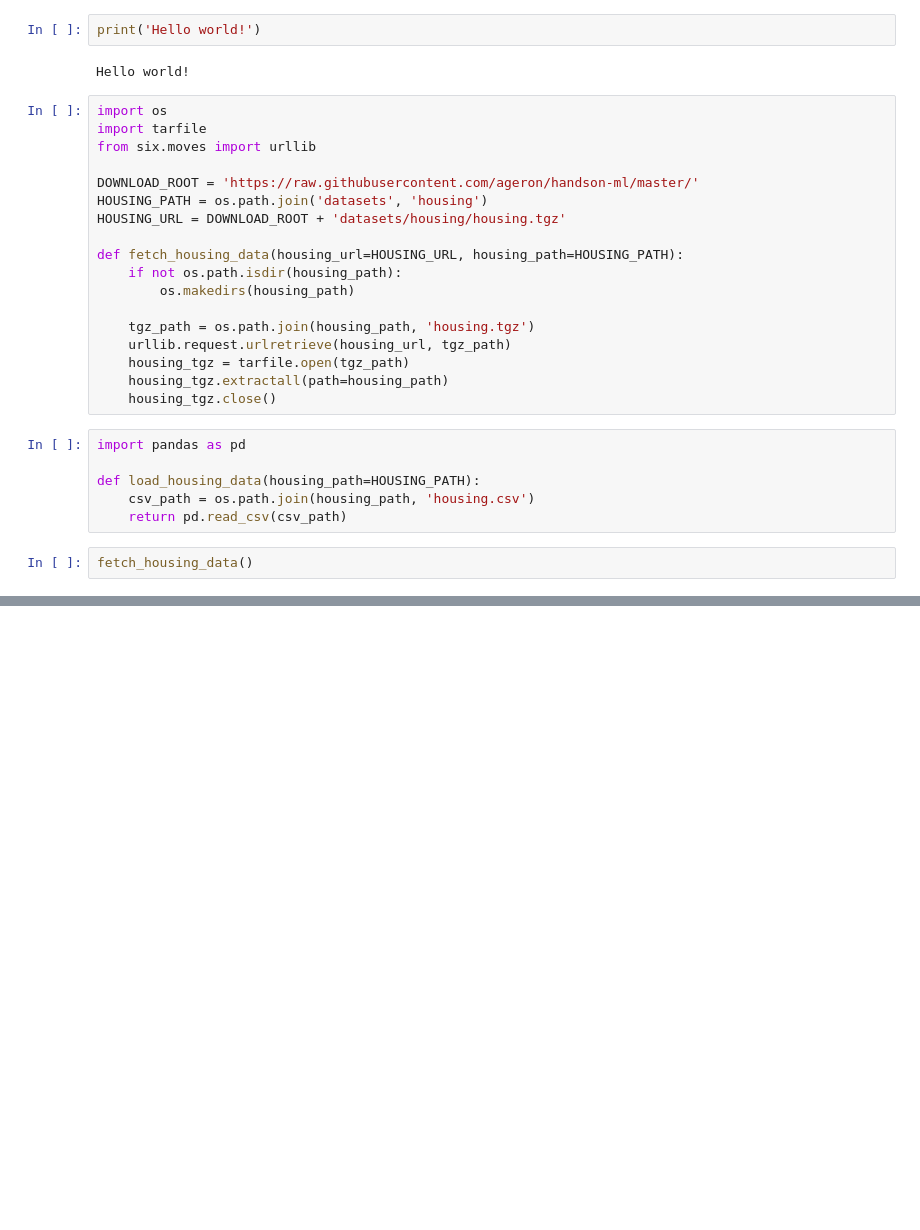
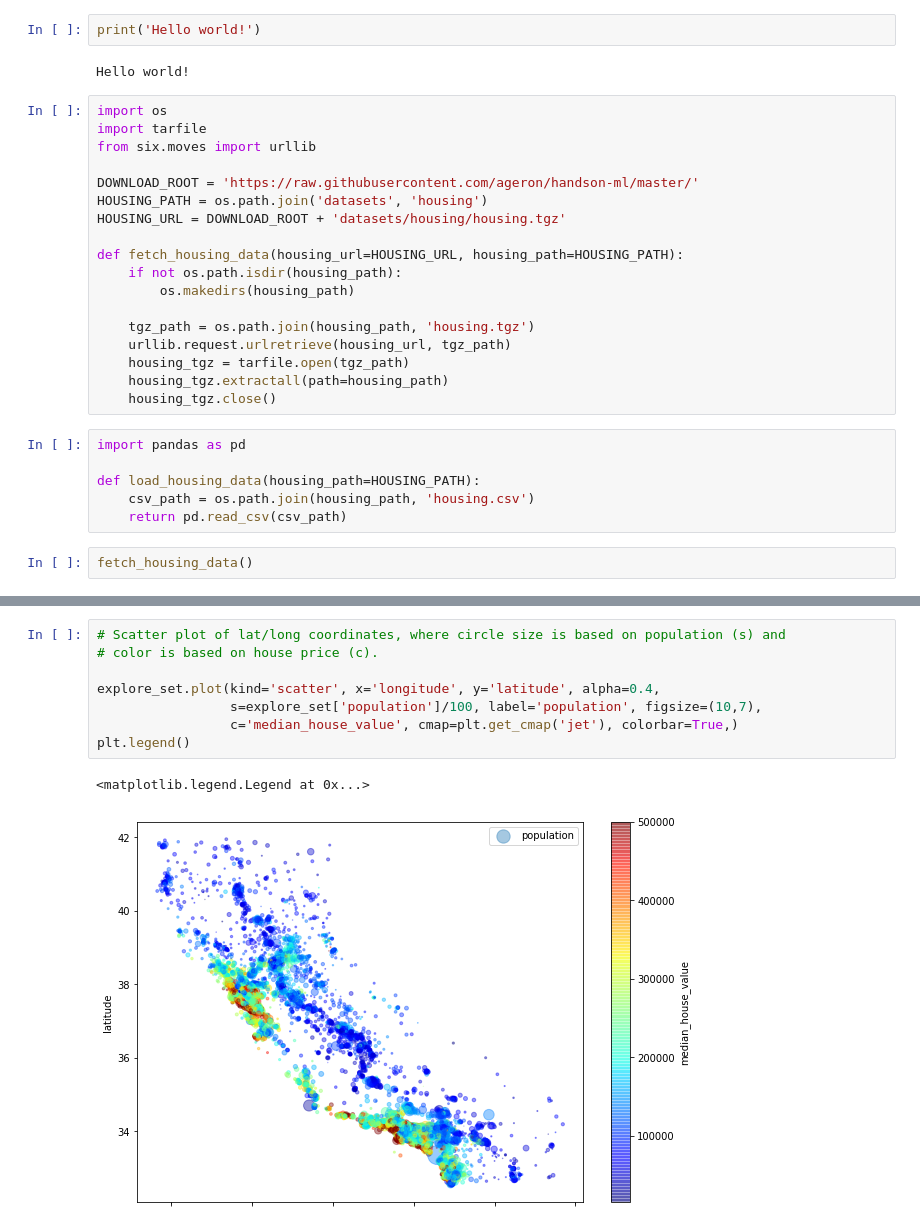
Before and after one commit to allenbkim/homl, a Jupyter notebook: Housing.ipynb, the cells around one changed output, grey strips where cells are left out. Cells and saved outputs as stored; diff of their text form; blank space fills up the shorter version.

```diff
--- a/Housing.ipynb
+++ b/Housing.ipynb
@@ -30,0 +138,11 @@ fetch_housing_data()
+# %%
+# Scatter plot of lat/long coordinates, where circle size is based on population (s) and
+# color is based on house price (c).
+
+explore_set.plot(kind='scatter', x='longitude', y='latitude', alpha=0.4,
+                 s=explore_set['population']/100, label='population', figsize=(10,7),
+                 c='median_house_value', cmap=plt.get_cmap('jet'), colorbar=True,)
+plt.legend()
+# %% [output]
+<matplotlib.legend.Legend at 0x...>
+[figure, added]
```
Also changed, not shown: parts of 29 cells of this notebook.
